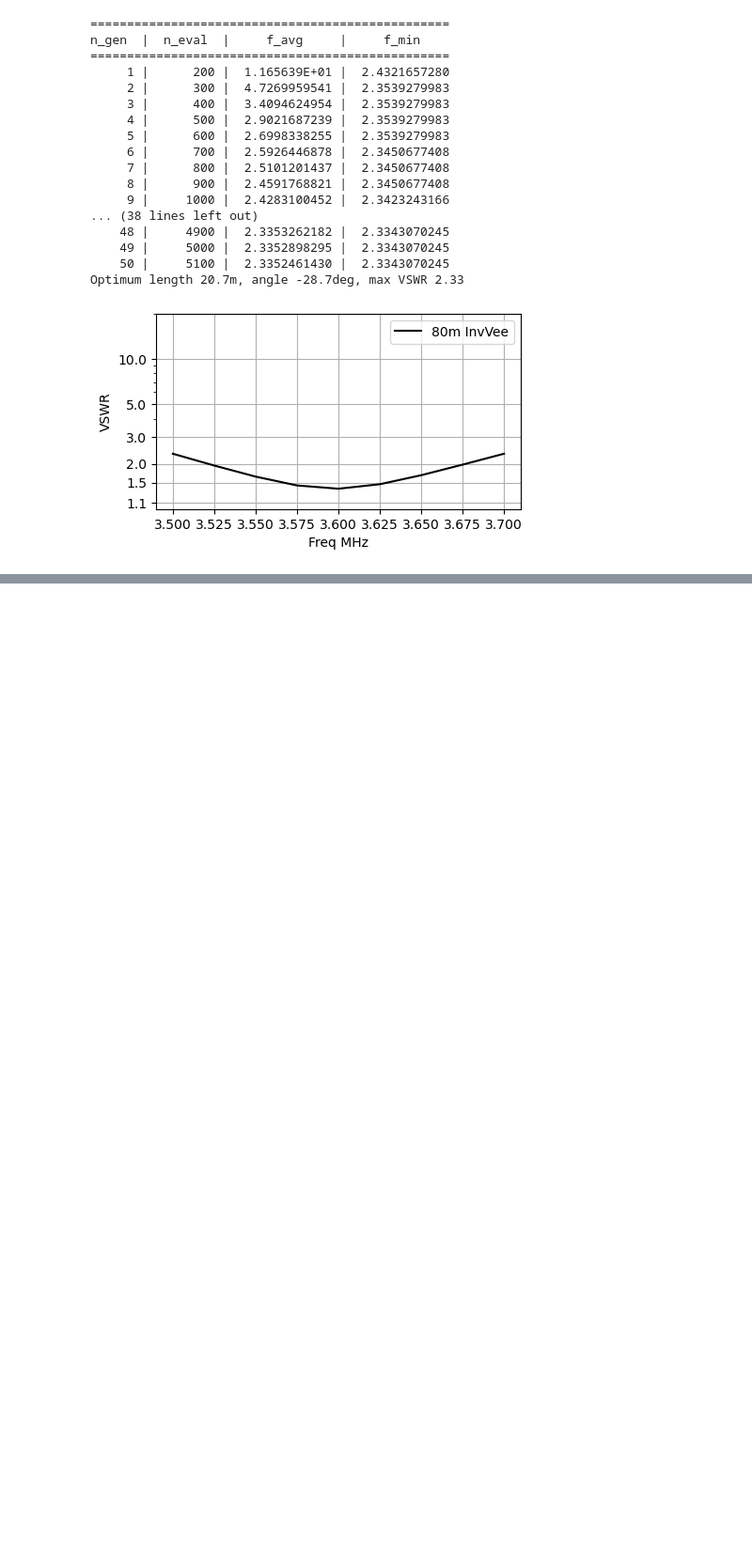
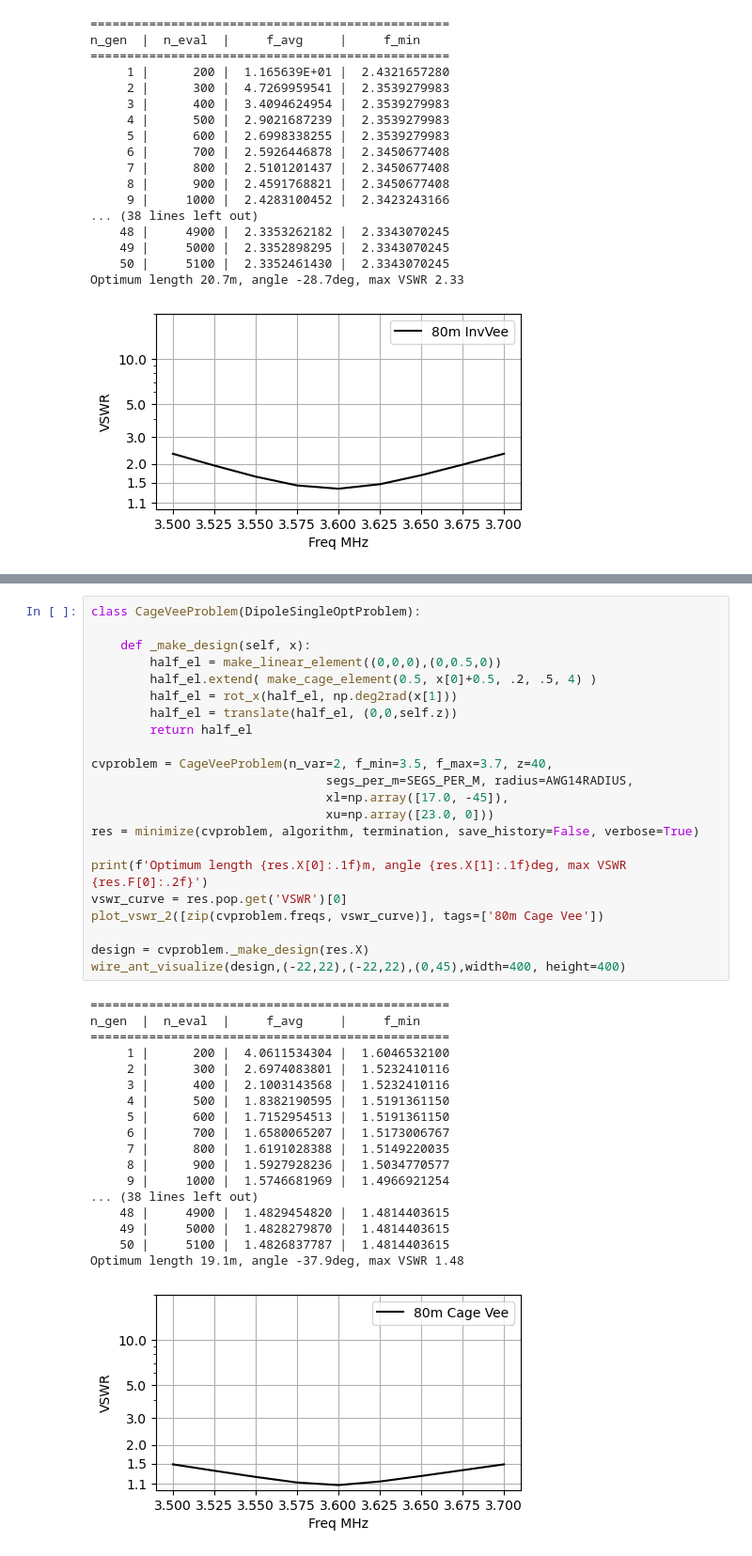
Before and after one commit to flatos/nec5toolkit, a Jupyter notebook: Wire Antennas/020_Intro_to_Optimization.ipynb, the cells around one changed output, grey strips where cells are left out. Shown: that part at 94% size. Cells and saved outputs as stored; diff of their text form; blank space fills up the shorter version.

```diff
--- a/Wire Antennas/020_Intro_to_Optimization.ipynb
+++ b/Wire Antennas/020_Intro_to_Optimization.ipynb
@@ -287,0 +339,41 @@ Optimum length 20.7m, angle -28.7deg, max VSWR 2.33
+# %%
+class CageVeeProblem(DipoleSingleOptProblem):
+
+    def _make_design(self, x):
+        half_el = make_linear_element((0,0,0),(0,0.5,0))
+        half_el.extend( make_cage_element(0.5, x[0]+0.5, .2, .5, 4) )
+        half_el = rot_x(half_el, np.deg2rad(x[1]))
+        half_el = translate(half_el, (0,0,self.z))
+        return half_el
+
+cvproblem = CageVeeProblem(n_var=2, f_min=3.5, f_max=3.7, z=40,
+                                segs_per_m=SEGS_PER_M, radius=AWG14RADIUS,
+                                xl=np.array([17.0, -45]),
+                                xu=np.array([23.0, 0]))
+res = minimize(cvproblem, algorithm, termination, save_history=False, verbose=True)
+
+print(f'Optimum length {res.X[0]:.1f}m, angle {res.X[1]:.1f}deg, max VSWR {res.F[0]:.2f}')
+vswr_curve = res.pop.get('VSWR')[0]
+plot_vswr_2([zip(cvproblem.freqs, vswr_curve)], tags=['80m Cage Vee'])
+
+design = cvproblem._make_design(res.X)
+wire_ant_visualize(design,(-22,22),(-22,22),(0,45),width=400, height=400)
+# %% [output]
+=================================================
+n_gen  |  n_eval  |     f_avg     |     f_min
+=================================================
+     1 |      200 |  4.0611534304 |  1.6046532100
+     2 |      300 |  2.6974083801 |  1.5232410116
+     3 |      400 |  2.1003143568 |  1.5232410116
+     4 |      500 |  1.8382190595 |  1.5191361150
+     5 |      600 |  1.7152954513 |  1.5191361150
+     6 |      700 |  1.6580065207 |  1.5173006767
+     7 |      800 |  1.6191028388 |  1.5149220035
+     8 |      900 |  1.5927928236 |  1.5034770577
+     9 |     1000 |  1.5746681969 |  1.4966921254
+... (38 lines left out)
+    48 |     4900 |  1.4829454820 |  1.4814403615
+    49 |     5000 |  1.4828279870 |  1.4814403615
+    50 |     5100 |  1.4826837787 |  1.4814403615
+Optimum length 19.1m, angle -37.9deg, max VSWR 1.48
+[figure, added]
```
Also changed, not shown: parts of 5 cells of this notebook, 1 other file.
